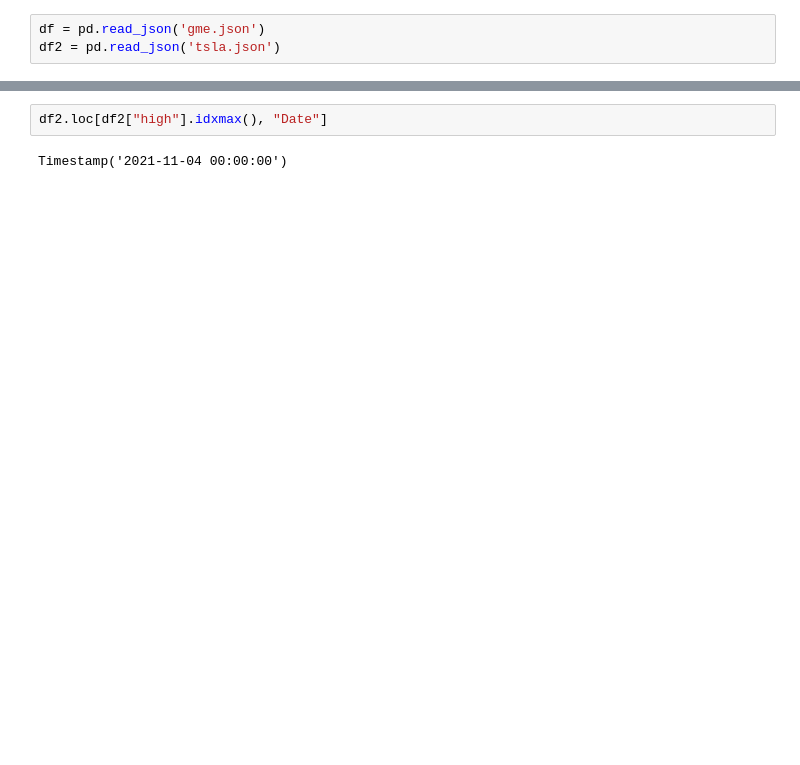
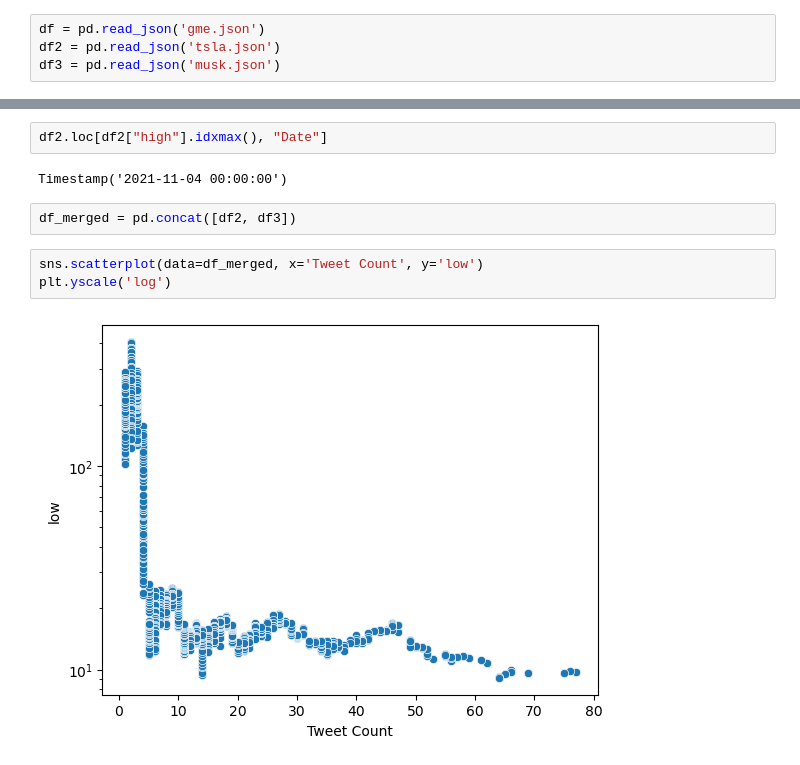
Before and after one commit to FlipBrooke/AI, a Jupyter notebook: Semester 1/Stocks/Stocks.ipynb, the cells around one changed output, grey strips where cells are left out. Cells and saved outputs as stored; diff of their text form; blank space fills up the shorter version.

```diff
--- a/Semester 1/Stocks/Stocks.ipynb
+++ b/Semester 1/Stocks/Stocks.ipynb
@@ -6,4 +6,5 @@ import matplotlib.pyplot as plt
 # %%
 df = pd.read_json('gme.json')
 df2 = pd.read_json('tsla.json')
+df3 = pd.read_json('musk.json')
 # %%
@@ -130,3 +123,10 @@ sns.scatterplot(data=df2, x='Date', y='high')
 df2.loc[df2["high"].idxmax(), "Date"]
 # %% [output]
 Timestamp('2021-11-04 00:00:00')
+# %%
+df_merged = pd.concat([df2, df3])
+# %%
+sns.scatterplot(data=df_merged, x='Tweet Count', y='low')
+plt.yscale('log')
+# %% [output]
+[figure, added]
```
Also changed, not shown: parts of 4 cells of this notebook, 3 other files.
